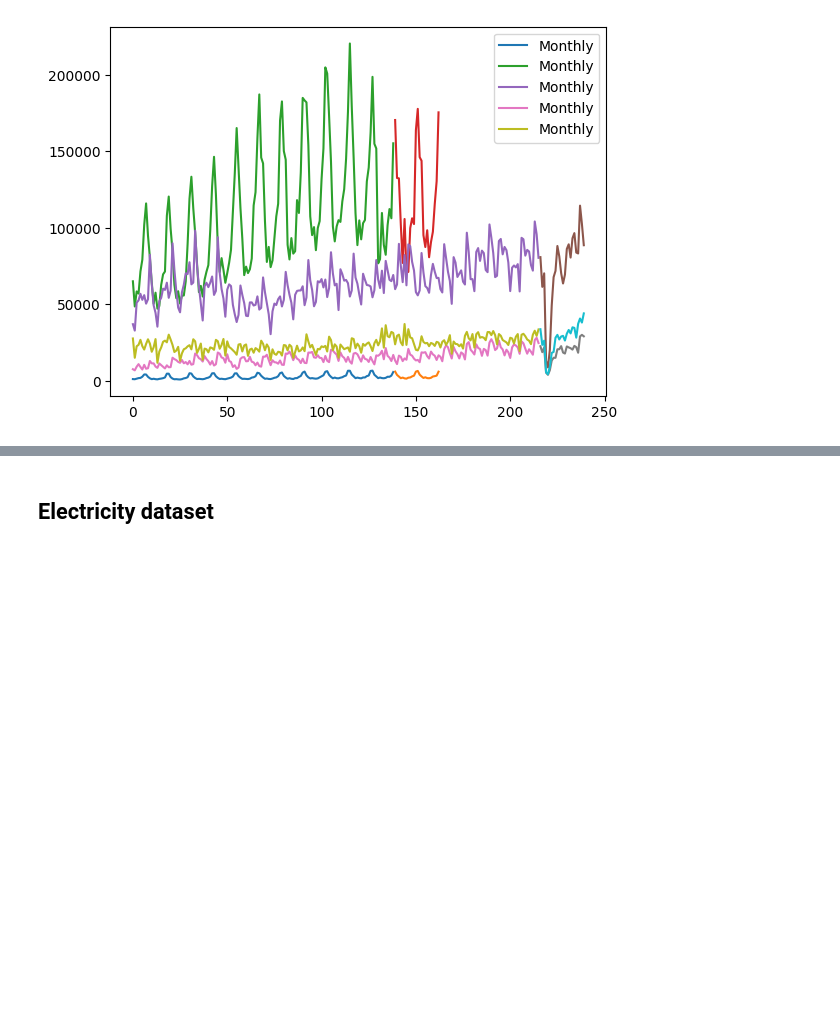
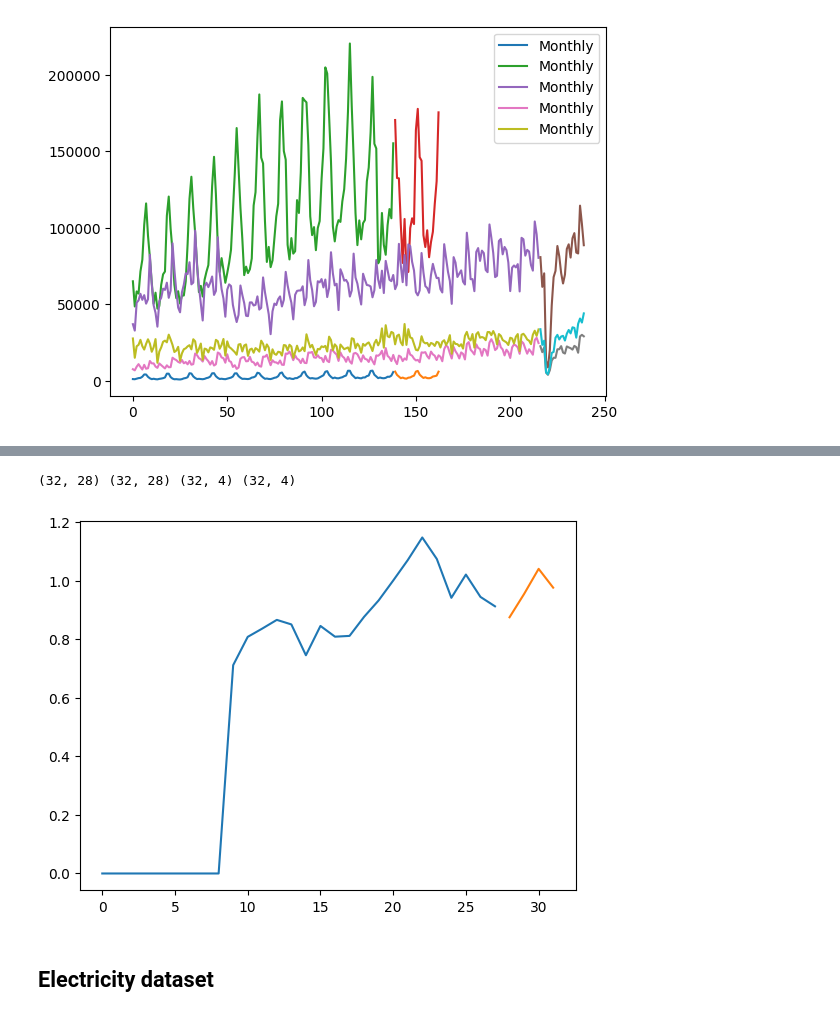
Before and after one commit to FinnAlberts/attention_analysis, a Jupyter notebook: notebooks/visualize_datasets.ipynb, the cells around one changed output, grey strips where cells are left out. Drawn from its saved outputs; the diff is of its cells as text; code cells hidden in the pictures; blank space fills up the shorter version.

```diff
--- a/notebooks/visualize_datasets.ipynb
+++ b/notebooks/visualize_datasets.ipynb
@@ -480,3 +494,34 @@ plt.legend()
+# %%
+from src.sampler import TimeseriesSampler
+
+lookback = 7
+input_sizes = [h * lookback for h in TourismMeta.horizons]
+window_limits = [h * 10 for h in TourismMeta.horizons]
+
+train_sets = [
+    np.array([v[~np.isnan(v)]
+    for v in data.values[data.groups == group]], dtype='object')
+    for group in TourismMeta.seasonal_patterns
+]
+
+idx_sean = 0
+
+sampler = TimeseriesSampler(timeseries=train_sets[idx_sean],
+                            insample_size=input_sizes[idx_sean],
+                            outsample_size=TourismMeta.horizons[idx_sean],
+                            window_sampling_limit=window_limits[idx_sean],
+                            batch_size=32)
+# %%
+insample, insample_mask, outsample, outsample_mask = next(iter(sampler))
+
+print(insample.shape, insample_mask.shape, outsample.shape, outsample_mask.shape)
+
+for i in range(1):
+    plt.plot(range(insample.shape[1]), insample[i, :])
+    plt.plot(range(insample.shape[1], insample.shape[1] + outsample.shape[1]), outsample[i, :])
+# %% [output]
+(32, 28) (32, 28) (32, 4) (32, 4)
+[figure, added]
 # %% [markdown]
 ## Electricity dataset
 # %%
```
Also changed, not shown: parts of 11 cells of this notebook, 7 other files.
